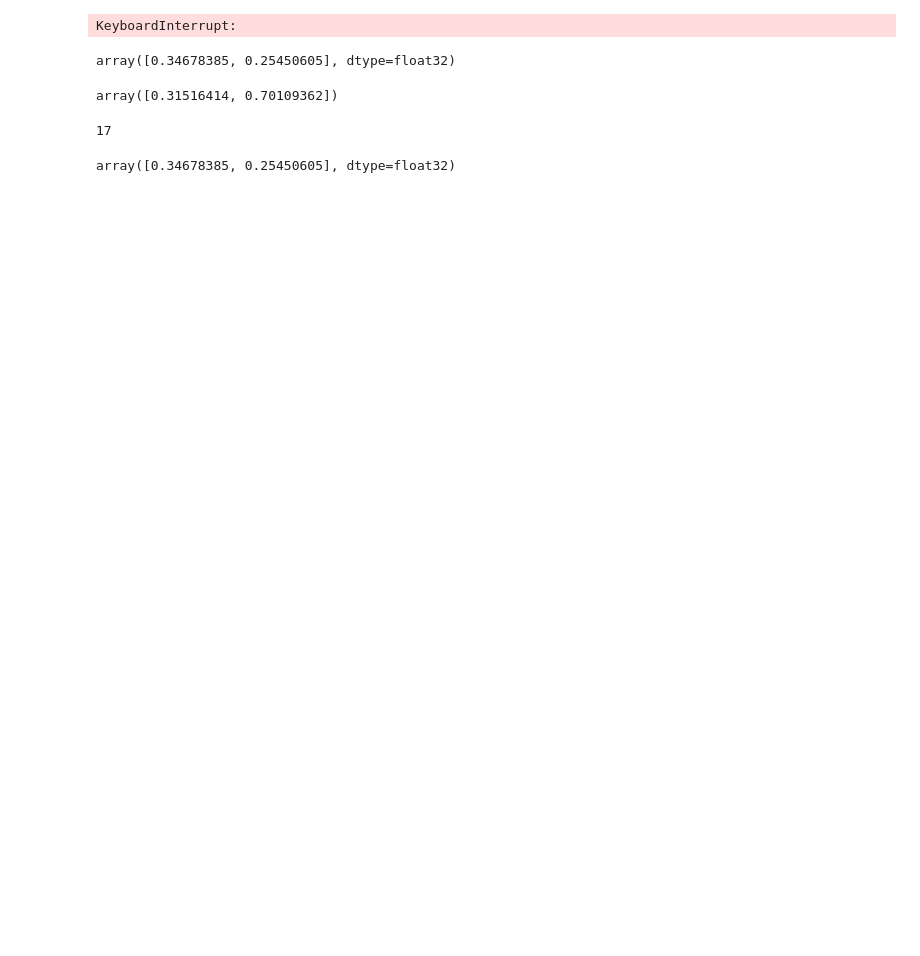
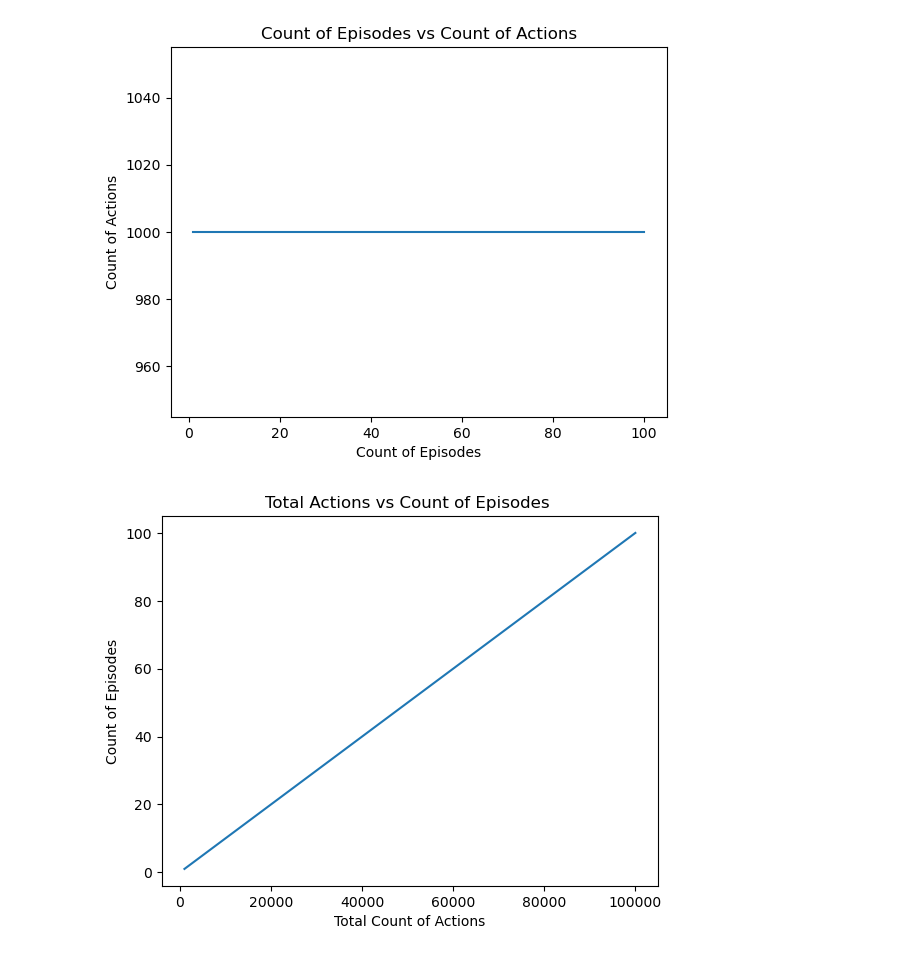
Before and after one commit to DennisMinn/rl-working-name, a Jupyter notebook: mc_actor_critic.ipynb, the cells around one changed output. Drawn from its saved outputs; the diff is of its cells as text; code cells hidden in the pictures; blank space fills up the shorter version.

```diff
--- a/mc_actor_critic.ipynb
+++ b/mc_actor_critic.ipynb
@@ -18,8 +18,8 @@ from math import cos
 class Actor(nn.Module):
     def __init__(self, state_size, action_size):
         super(Actor, self).__init__()
-        self.linear1 = nn.Linear(17, 8)
-        self.linear3 = nn.Linear(8, action_size)
+        self.linear1 = nn.Linear(17, 5)
+        self.linear3 = nn.Linear(5, action_size)
 
     def forward(self, state):
         output = F.relu((self.linear1(state)))
@@ -31,8 +31,8 @@ class Actor(nn.Module):
 class Critic(nn.Module):
     def __init__(self, state_size):
         super(Critic, self).__init__()
-        self.linear1 = nn.Linear(17, 8)
-        self.linear3 = nn.Linear(8, 1)
+        self.linear1 = nn.Linear(17, 5)
+        self.linear3 = nn.Linear(5, 1)
 
     def forward(self, state):
         output = F.relu((self.linear1(state)))
@@ -72,7 +72,7 @@ def fourier_basis(curr_state, M=8):
 # %%
 gamma = 0.90
 num_episodes = 100
-num_steps = 10000
+num_steps = 1000
 env = gym.make("MountainCar-v0")
 # env = gym.envs.make("MountainCarContinuous-v0")
 
@@ -122,9 +122,9 @@ for k in range(1):
             state_prime_tensor = torch.from_numpy(phi_next).float().unsqueeze(0)
             v_next = critic(state_prime_tensor)
 
-            if state_prime[0] >= 0.5:
-                print(f'Num episodes {episode}, num actions {count_a} {isTerminal}')
-                v_next = torch.tensor([0]).float().unsqueeze(0)
+            # if state_prime[0] >= 0.5:
+            #     print(f'Num episodes {episode}, num actions {count_a} {isTerminal}')
+            #     v_next = torch.tensor([0]).float().unsqueeze(0)
             # if isTerminal:
             #     print(f'Num episodes {episode}, num actions {i} {isTerminal}')
 
@@ -134,19 +134,17 @@ for k in range(1):
             #     v_next = torch.tensor([0]).float().unsqueeze(0)
 
             # if state_prime[0] >= 0.5:
-            #     v_next = torch.tensor([0]).float().unsqueeze(0)
             #     reward += 1000
             td_target = reward + gamma * v_next
             td_error = reward + gamma*v_next.item()-v_curr.item()
-            critic_loss = F.mse_loss(td_target,v_curgit pullr)
+            critic_loss = F.mse_loss(td_target,v_curr)
             actor_loss = -log_prob * td_error
 
             actor_optim.zero_grad()
             actor_loss.backward(retain_graph=True)
 
-            if state_prime[0] >= 0.5:
-                actor_optim.step()
-                actor_lr_scheduler.step()
+            actor_optim.step()
+            actor_lr_scheduler.step()
 
             # print(critic_loss)
             critic_optim.zero_grad()
@@ -155,10 +153,10 @@ for k in range(1):
             state = state_prime
 
             # print(f'Actor loss is {actor_loss} and critic loss is {critic_loss}')
-            if state_prime[0] >= 0.5:
-                critic_optim.step()
-                critic_lr_scheduler.step()
-                break
+            # if state_prime[0] >= 0.5:
+            critic_optim.step()
+            critic_lr_scheduler.step()
+                # break
             # print(state)
         print(f'This is the count {count_a} for episode {episode}')
         count_actions.append(count_a)
@@ -212,17 +210,2 @@ This is the count 10000 for episode 61
-KeyboardInterrupt:
+[figure, added]
+[figure, added]
-# %%
-state
-# %% [output]
-array([0.34678385, 0.25450605], dtype=float32)
-# %%
-min_max_scale(state)
-# %% [output]
-array([0.31516414, 0.70109362])
-# %%
-len(fourier_basis(min_max_scale(state)))
-# %% [output]
-17
-# %%
-state
-# %% [output]
-array([0.34678385, 0.25450605], dtype=float32)
```
Also changed, not shown: parts of 3 cells of this notebook, 2 other files.
